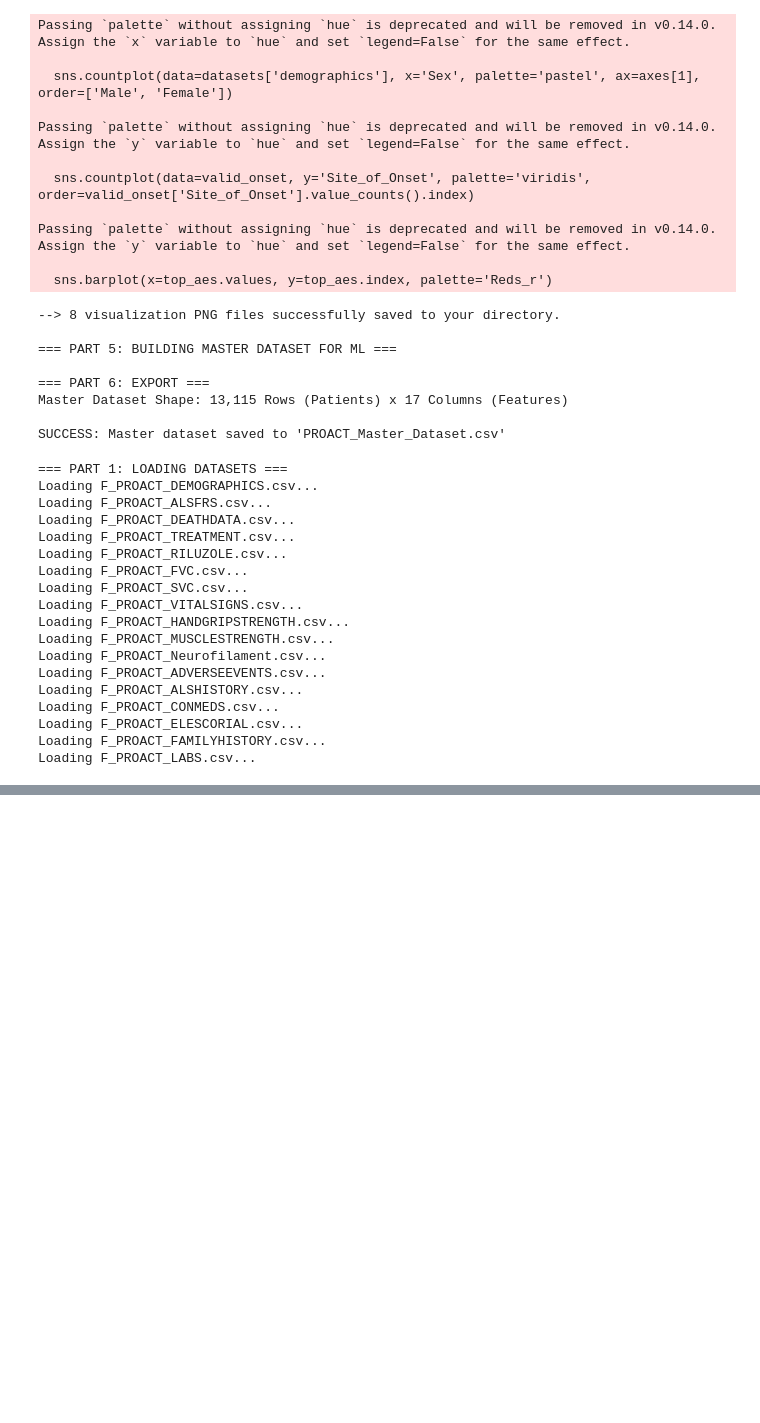
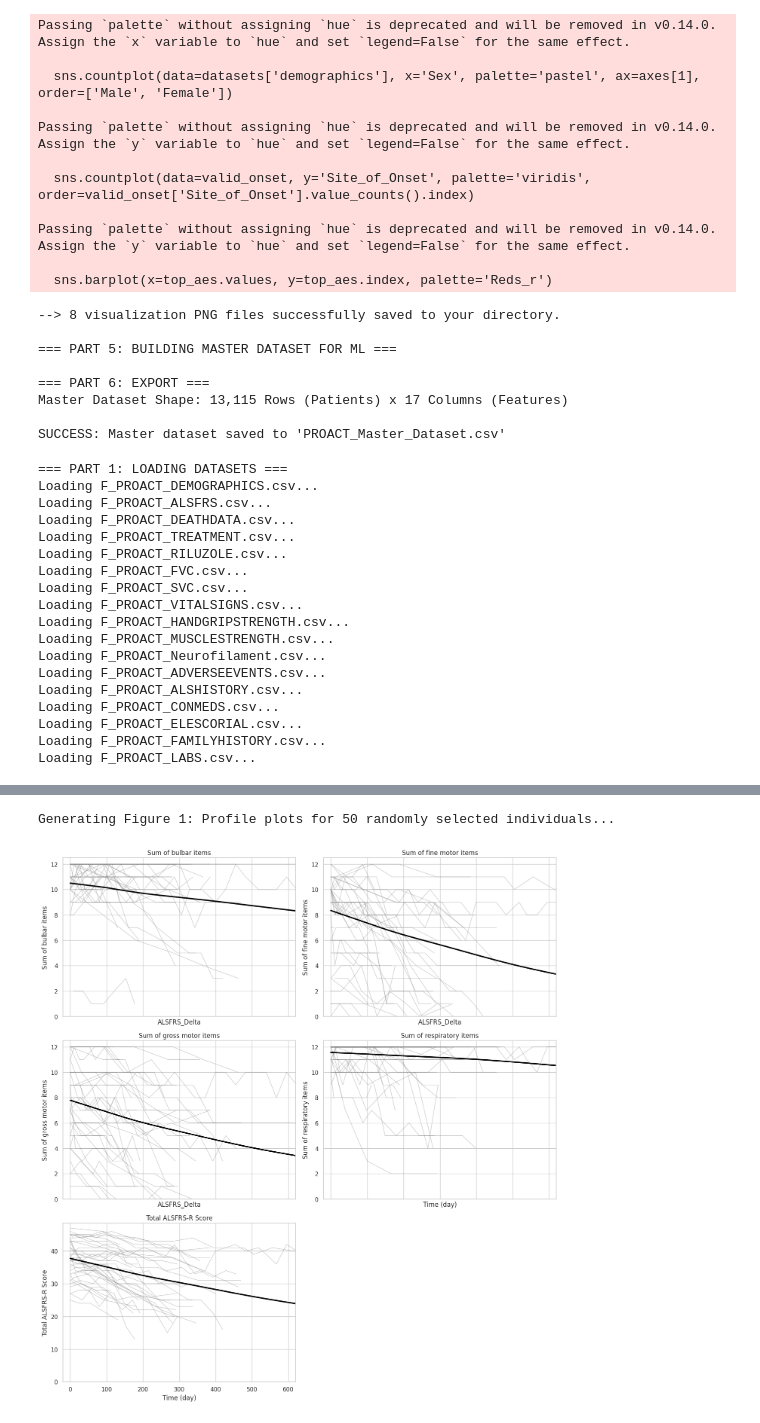
Before and after one commit to Zhennan-Wu/gnpc_explor, a Jupyter notebook: src/pro-act_explor.ipynb, the cells around one changed output, grey strips where cells are left out. Drawn from its saved outputs; the diff is of its cells as text; code cells hidden in the pictures; blank space fills up the shorter version.

```diff
--- a/src/pro-act_explor.ipynb
+++ b/src/pro-act_explor.ipynb
@@ -419,0 +584,53 @@ memory usage: 12.4+ MB
+# %%
+# ==========================================
+# PART 3: REPRODUCING FIGURE 1 (Corrected LOESS)
+# ==========================================
+print("Generating Figure 1: Profile plots for 50 randomly selected individuals...")
+
+# Select 50 random subjects for the background lines
+np.random.seed(42)
+random_subjects = np.random.choice(df_clean['subject_id'].unique(), size=50, replace=False)
+df_fig1 = df_clean[df_clean['subject_id'].isin(random_subjects)]
+
+fig, axes = plt.subplots(3, 2, figsize=(14, 15), sharex=True)
+axes = axes.flatten()
+
+plot_configs = [
+    {'y_col': 'Bulbar_Score', 'title': 'Sum of bulbar items', 'ylim': (0, 12.5)},
+    {'y_col': 'FineMotor_Score', 'title': 'Sum of fine motor items', 'ylim': (0, 12.5)},
+    {'y_col': 'GrossMotor_Score', 'title': 'Sum of gross motor items', 'ylim': (0, 12.5)},
+    {'y_col': 'Respiratory_Score', 'title': 'Sum of respiratory items', 'ylim': (0, 12.5)},
+    {'y_col': 'Total_ALSFRSR_Score', 'title': 'Total ALSFRS-R Score', 'ylim': (0, 48.5)}
+]
+
+for idx, config in enumerate(plot_configs):
+    ax = axes[idx]
+
+    # 1. Plot individual thin grey lines ONLY for the 50 random subjects
+    for subject in random_subjects:
+        subject_data = df_fig1[df_fig1['subject_id'] == subject].sort_values('ALSFRS_Delta')
+        ax.plot(subject_data['ALSFRS_Delta'], subject_data[config['y_col']],
+                color='grey', alpha=0.4, linewidth=1)
+
+    # 2. Plot LOESS curve using the ENTIRE dataset (df_clean) to get the true population trend
+    # Note: Depending on your CPU, calculating LOESS on 50,000+ rows might take 10-30 seconds.
+    sns.regplot(data=df_clean, x='ALSFRS_Delta', y=config['y_col'],
+                scatter=False, lowess=True, color='black',
+                line_kws={'linewidth': 2.5}, ax=ax)
+
+    ax.set_title(config['title'])
+    ax.set_ylabel(config['title'])
+
+    if idx >= 3:
+        ax.set_xlabel('Time (day)')
+
+    ax.set_xlim(-20, 620)
+    ax.set_ylim(config['ylim'])
+
+axes[5].set_visible(False)
+
+plt.tight_layout()
+plt.show()
+# %% [output]
+Generating Figure 1: Profile plots for 50 randomly selected individuals...
+[figure, added]
```
Also changed, not shown: parts of 10 cells of this notebook, 6 other files.
